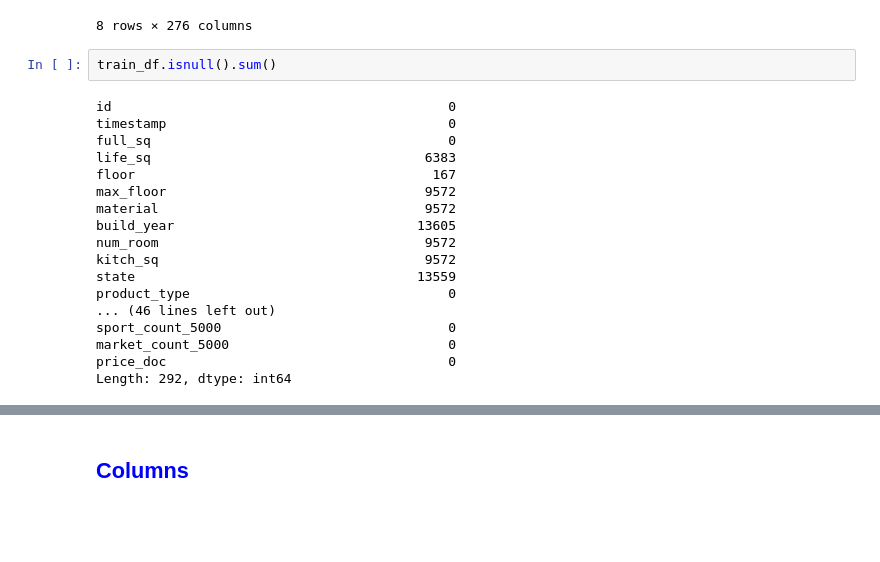
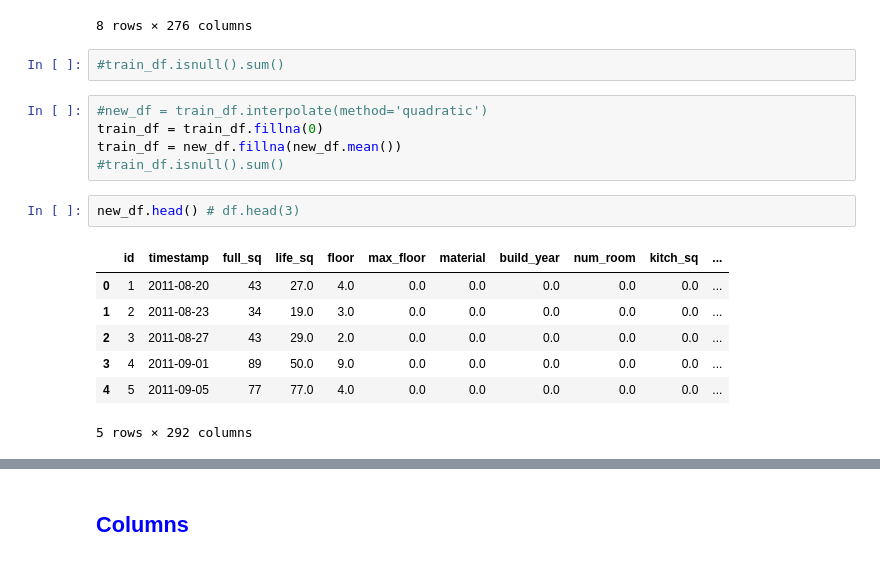
Before and after one commit to quedogf94/Spring2019_Project1, a Jupyter notebook: Goal_1.ipynb, the cells around one changed output, grey strips where cells are left out. Drawn from its saved outputs; the diff is of its cells as text; blank space fills up the shorter version.

```diff
--- a/Goal_1.ipynb
+++ b/Goal_1.ipynb
@@ -120,23 +120,20 @@ train_df.describe()
 | max | 30473.000000 | 5326.000000 | 7478.000000 | 77.000000 | 117.000000 | 6.000000 | 2.005201e+07 | 19.000000 | 2014.000000 | 33.000000 | ... |
 8 rows × 276 columns
 # %%
-train_df.isnull().sum()
+#train_df.isnull().sum()
-# %% [output]
-id                                           0
-timestamp                                    0
-full_sq                                      0
-life_sq                                   6383
-floor                                      167
-max_floor                                 9572
-material                                  9572
-build_year                               13605
-num_room                                  9572
-kitch_sq                                  9572
-state                                    13559
-product_type                                 0
-... (46 lines left out)
-sport_count_5000                             0
-market_count_5000                            0
-price_doc                                    0
-Length: 292, dtype: int64
+# %%
+#new_df = train_df.interpolate(method='quadratic')
+train_df = train_df.fillna(0)
+train_df = new_df.fillna(new_df.mean())
+#train_df.isnull().sum()
+# %%
+new_df.head() # df.head(3)
+# %% [output]
+|  | id | timestamp | full_sq | life_sq | floor | max_floor | material | build_year | num_room | kitch_sq | ... |
+| 0 | 1 | 2011-08-20 | 43 | 27.0 | 4.0 | 0.0 | 0.0 | 0.0 | 0.0 | 0.0 | ... |
+| 1 | 2 | 2011-08-23 | 34 | 19.0 | 3.0 | 0.0 | 0.0 | 0.0 | 0.0 | 0.0 | ... |
+| 2 | 3 | 2011-08-27 | 43 | 29.0 | 2.0 | 0.0 | 0.0 | 0.0 | 0.0 | 0.0 | ... |
+| 3 | 4 | 2011-09-01 | 89 | 50.0 | 9.0 | 0.0 | 0.0 | 0.0 | 0.0 | 0.0 | ... |
+| 4 | 5 | 2011-09-05 | 77 | 77.0 | 4.0 | 0.0 | 0.0 | 0.0 | 0.0 | 0.0 | ... |
+5 rows × 292 columns
 # %%
```
Also changed, not shown: parts of 12 cells of this notebook.
